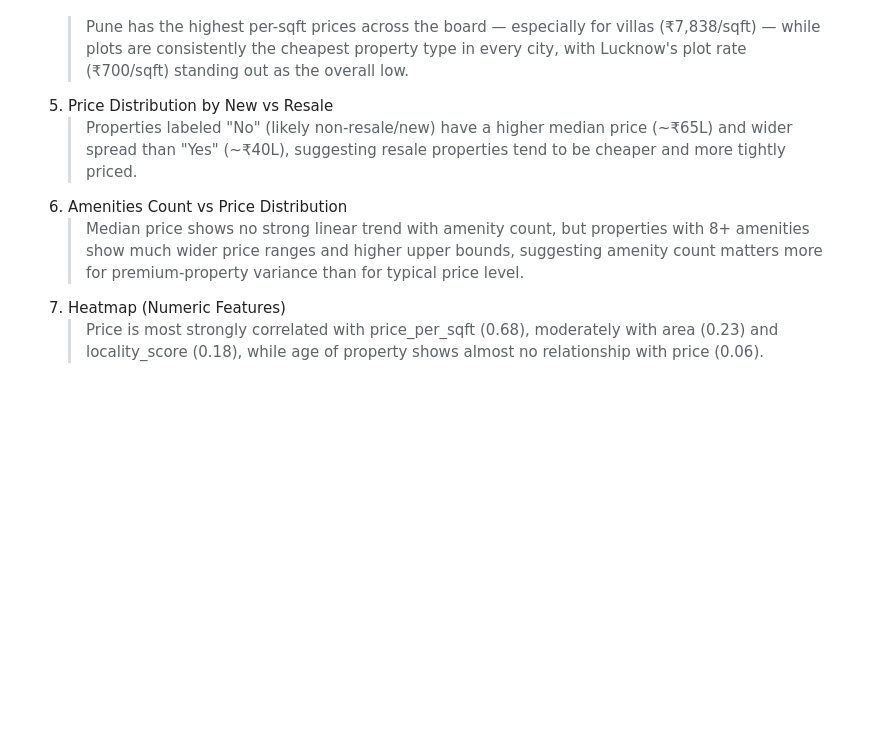
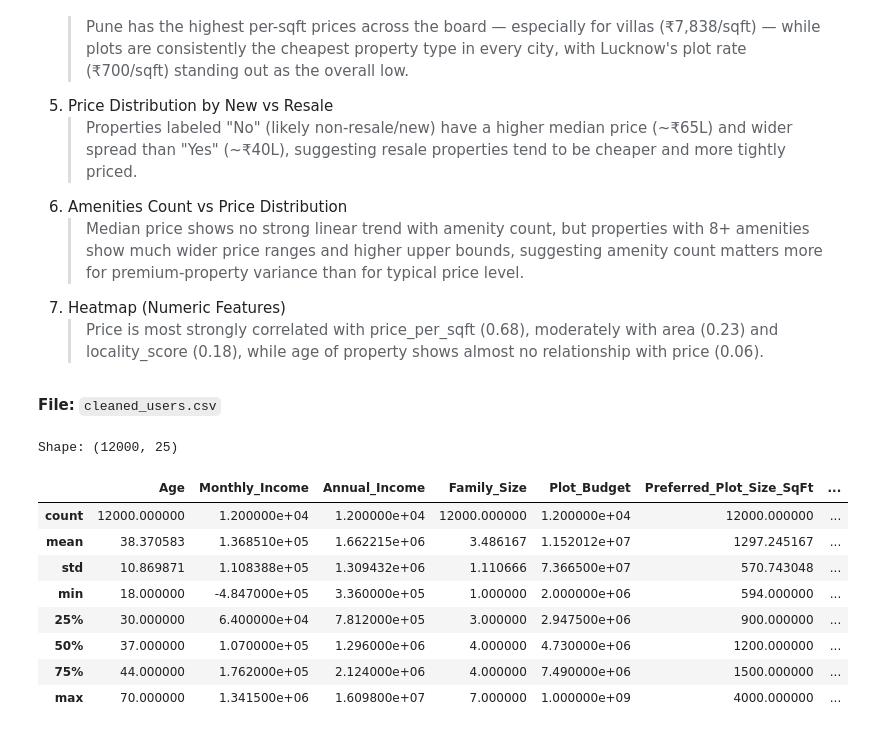
Before and after one commit to vishesh1603/real-estate-prediction, a Jupyter notebook: notebooks/03_EDA_visualization.ipynb, the cells around one changed output. Cells and saved outputs as stored; diff of their text form; code cells hidden in the pictures; blank space fills up the shorter version.

```diff
--- a/notebooks/03_EDA_visualization.ipynb
+++ b/notebooks/03_EDA_visualization.ipynb
@@ -222,3 +224,22 @@ plt.show()
    >Median price shows no strong linear trend with amenity count, but properties with 8+ amenities show much wider price ranges and higher upper bounds, suggesting amenity count matters more for premium-property variance than for typical price level.
 7. Heatmap (Numeric Features)
    >Price is most strongly correlated with price_per_sqft (0.68), moderately with area (0.23) and locality_score (0.18), while age of property shows almost no relationship with price (0.06).
+# %% [markdown]
+**File:** `cleaned_users.csv`
+# %%
+users = pd.read_csv('../data/processed/cleaned_users.csv')
+print("Shape:", users.shape)
+# %% [output]
+Shape: (12000, 25)
+# %%
+users.describe()
+# %% [output]
+|  | Age | Monthly_Income | Annual_Income | Family_Size | Plot_Budget | Preferred_Plot_Size_SqFt | ... |
+| count | 12000.000000 | 1.200000e+04 | 1.200000e+04 | 12000.000000 | 1.200000e+04 | 12000.000000 | ... |
+| mean | 38.370583 | 1.368510e+05 | 1.662215e+06 | 3.486167 | 1.152012e+07 | 1297.245167 | ... |
+| std | 10.869871 | 1.108388e+05 | 1.309432e+06 | 1.110666 | 7.366500e+07 | 570.743048 | ... |
+| min | 18.000000 | -4.847000e+05 | 3.360000e+05 | 1.000000 | 2.000000e+06 | 594.000000 | ... |
+| 25% | 30.000000 | 6.400000e+04 | 7.812000e+05 | 3.000000 | 2.947500e+06 | 900.000000 | ... |
+| 50% | 37.000000 | 1.070000e+05 | 1.296000e+06 | 4.000000 | 4.730000e+06 | 1200.000000 | ... |
+| 75% | 44.000000 | 1.762000e+05 | 2.124000e+06 | 4.000000 | 7.490000e+06 | 1500.000000 | ... |
+| max | 70.000000 | 1.341500e+06 | 1.609800e+07 | 7.000000 | 1.000000e+09 | 4000.000000 | ... |
```
Also changed, not shown: parts of 13 cells of this notebook.
